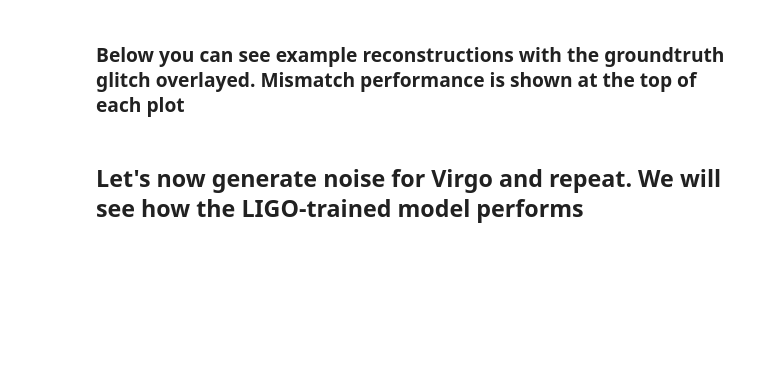
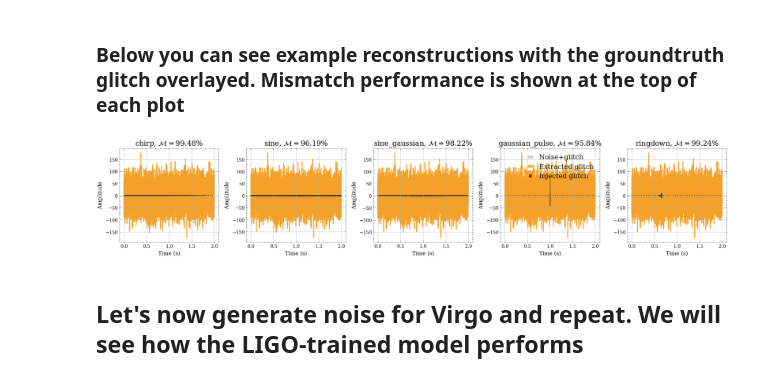
Before and after one commit to narolaharsh/deepextractor, a Jupyter notebook: notebooks/deepextractor_example.ipynb, the cells around one changed output. Cells and saved outputs as stored; diff of their text form; code cells hidden in the pictures; blank space fills up the shorter version.

```diff
--- a/notebooks/deepextractor_example.ipynb
+++ b/notebooks/deepextractor_example.ipynb
@@ -415,34 +430,36 @@ for i, signal_class in enumerate(signal_classes):
     mismatch_result = (1-match_result)*100
 
     # Generate time array
     t = np.linspace(0, 2, len(clean_glitch_subtract))
 
     # Select the appropriate axis
     ax = axes[i]
 
     # Plot signals
     ax.plot(t, noisy_glitch_ts, c='gray', label='Noise+glitch', alpha=0.4)
     ax.plot(t, extracted_glitches, label='Extracted glitch', c='C2', linewidth=2, alpha=0.8)
     ax.plot(t, clean_glitch_subtract, label='Injected glitch', c='k', linestyle=':', linewidth=2, alpha=0.7)
 
     # Set titles, labels, and formatting
-    ax.set_title(rf"{signal_class}, $\mathcal{{M}} = {mismatch_result.round(2)}\%$", fontsize=16)
+    ax.set_title(rf"{signal_class}, $\mathcal{{M}} = {np.round(mismatch_result, 2)}\%$", fontsize=16)
     ax.set_xlabel('Time (s)', fontsize=12)
     ax.set_ylabel('Amplitude', fontsize=12)
     ax.tick_params(axis='both', which='major', labelsize=10)
     ax.grid(True)
 
     # Add legend only to the first subplot for clarity
     if i == 3:
         ax.legend(loc='upper right', fontsize=15)
 
 # Remove unused subplots (if any)
 for j in range(len(signal_classes), len(axes)):
     fig.delaxes(axes[j])
 
 # Adjust layout
 plt.tight_layout()
 plt.show()
+# %% [output]
+[figure, added]
 # %% [markdown]
 ## Let's now generate noise for Virgo and repeat. We will see how the LIGO-trained model performs
 # %%
```
Also changed, not shown: parts of 16 cells of this notebook, 3 other files.
